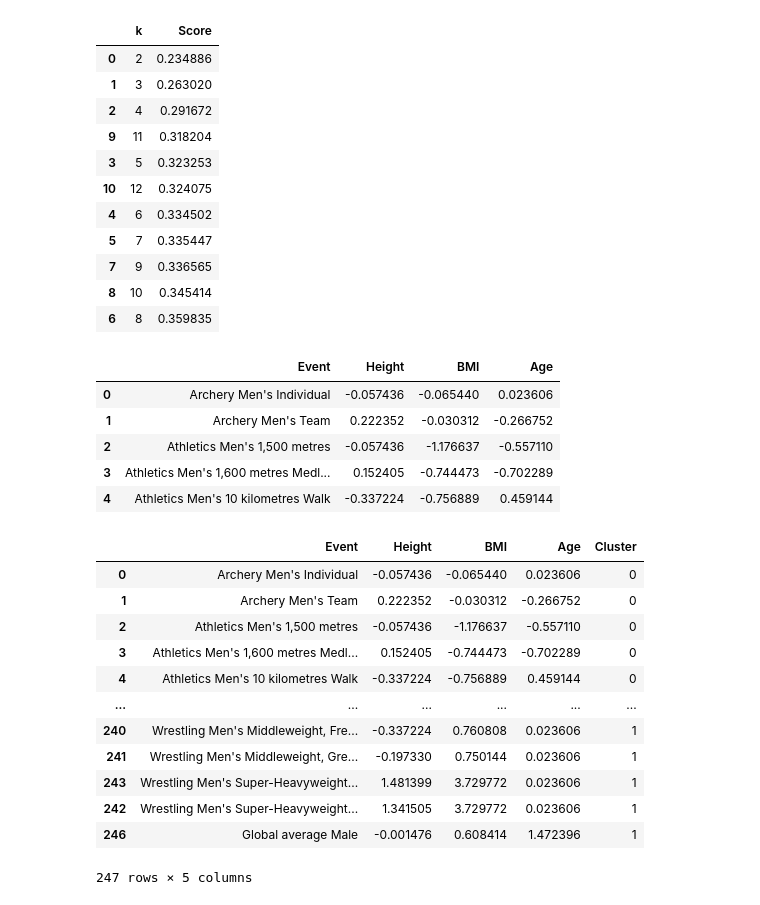
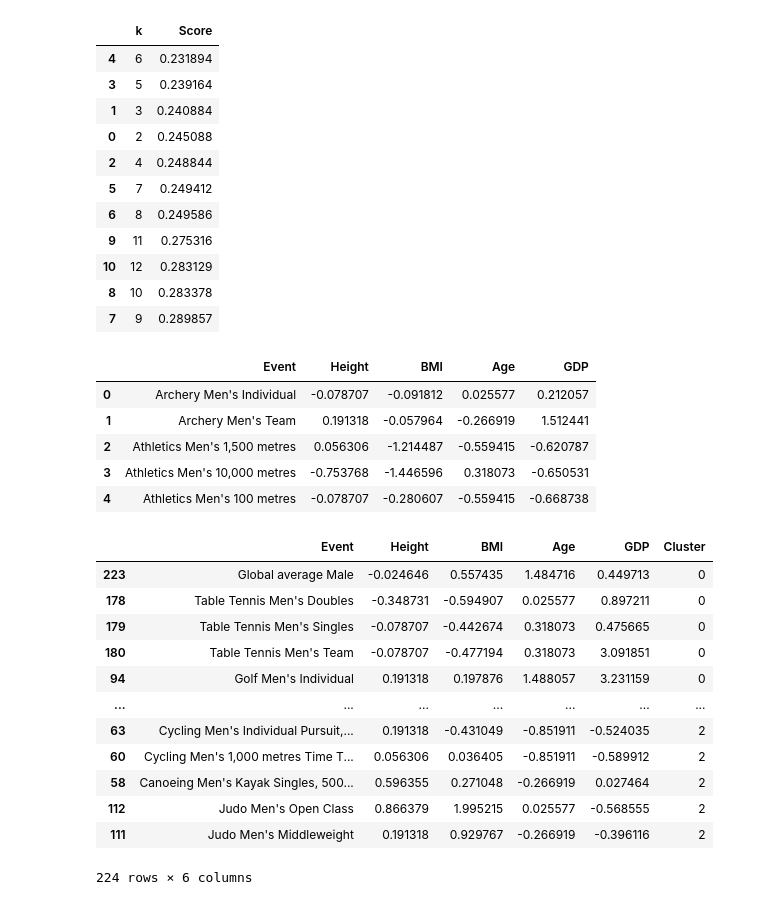
Before and after one commit to Luna-v0/olympic-analyses, a Jupyter notebook: pergunta_1.ipynb, the cells around one changed output. Drawn from its saved outputs; the diff is of its cells as text; code cells hidden in the pictures.

```diff
--- a/pergunta_1.ipynb
+++ b/pergunta_1.ipynb
@@ -4,12 +4,12 @@ import seaborn as sns
 from sklearn.metrics import silhouette_score
 from sklearn.cluster import KMeans
 
-df = pd.read_csv('data/polished3.csv')
+df = pd.read_csv('data/polished3_with_gdp.csv')
 
 male = df[df["Sex"] == "M"]
 female = df[df["Sex"] == "F"]
 
-used_columns = ["Height", "BMI", "Age"]
+used_columns = ["Height", "BMI", "Age", "GDP"]
 
 bio_by_sport_male = male.groupby(['Event'])[used_columns].median().reset_index()
 bio_by_sport_female = female.groupby(['Event'])[used_columns].median().reset_index()
@@ -16,7 +33,7 @@ bio_by_sport_female = female.groupby(['Event'])[used_columns].median().reset_ind
 # %%
 from sklearn.preprocessing import StandardScaler
 
-columns_to_normalize = ['Height', 'BMI', 'Age']
+columns_to_normalize = used_columns
 
 scaler = StandardScaler()
 
@@ -77,63 +94,67 @@ silhouette_scores_df = pd.DataFrame({'k': k_values, 'Score': silhouette_scores_f
 silhouette_scores_df.sort_values(by='Score')
 # %% [output]
 |  | k | Score |
-| 0 | 2 | 0.234886 |
-| 1 | 3 | 0.263020 |
-| 2 | 4 | 0.291672 |
-| 9 | 11 | 0.318204 |
-| 3 | 5 | 0.323253 |
-| 10 | 12 | 0.324075 |
-| 4 | 6 | 0.334502 |
-| 5 | 7 | 0.335447 |
-| 7 | 9 | 0.336565 |
-| 8 | 10 | 0.345414 |
-| 6 | 8 | 0.359835 |
+| 4 | 6 | 0.231894 |
+| 3 | 5 | 0.239164 |
+| 1 | 3 | 0.240884 |
+| 0 | 2 | 0.245088 |
+| 2 | 4 | 0.248844 |
+| 5 | 7 | 0.249412 |
+| 6 | 8 | 0.249586 |
+| 9 | 11 | 0.275316 |
+| 10 | 12 | 0.283129 |
+| 8 | 10 | 0.283378 |
+| 7 | 9 | 0.289857 |
 # %%
 # Define average values for males and females
 AVG_HEIGHT_MALE = (178.4 - means_male["Height"]) / stdvs_male["Height"]  # cm
 AVG_BMI_MALE = (25.5 - means_male["BMI"]) / stdvs_male["BMI"]
 AVG_AGE_MALE = (31 - means_male["Age"]) / stdvs_male["Age"]
+AVG_GDP_MALE = (12688 - means_male["GDP"]) / stdvs_male["GDP"]
 
 AVG_HEIGHT_FEMALE = (164.7 - means_female["Height"]) / stdvs_female["Height"]
 AVG_BMI_FEMALE = (24.7 - means_female["BMI"]) / stdvs_female["BMI"]
 AVG_AGE_FEMALE = (32 - means_female["Age"]) / stdvs_female["Age"]
+AVG_GDP_FEMALE = (12688 - means_female["GDP"]) / stdvs_female["GDP"]
 
 # Append global averages for both males and females
 bio_by_sport_male = bio_by_sport_male._append({'Event': 'Global average Male',
                                       'Height': AVG_HEIGHT_MALE,
                                       'BMI': AVG_BMI_MALE,
-                                      'Age': AVG_AGE_MALE}, ignore_index=True)
+                                      'Age': AVG_AGE_MALE,
+                                      'GDP': AVG_GDP_MALE}, ignore_index=True)
 
 bio_by_sport_female = bio_by_sport_female._append({'Event': 'Global average Female',
                                       'Height': AVG_HEIGHT_FEMALE,
                                       'BMI': AVG_BMI_FEMALE,
-                                      'Age': AVG_AGE_FEMALE}, ignore_index=True)
+                                      'Age': AVG_AGE_FEMALE,
+                                      'GDP': AVG_GDP_FEMALE}, ignore_index=True)
 
 # Display the updated DataFrame
 bio_by_sport_male.head()
 # %% [output]
-|  | Event | Height | BMI | Age |
-| 0 | Archery Men's Individual | -0.057436 | -0.065440 | 0.023606 |
-| 1 | Archery Men's Team | 0.222352 | -0.030312 | -0.266752 |
-| 2 | Athletics Men's 1,500 metres | -0.057436 | -1.176637 | -0.557110 |
-| 3 | Athletics Men's 1,600 metres Medl... | 0.152405 | -0.744473 | -0.702289 |
-| 4 | Athletics Men's 10 kilometres Walk | -0.337224 | -0.756889 | 0.459144 |
+|  | Event | Height | BMI | Age | GDP |
+| 0 | Archery Men's Individual | -0.078707 | -0.091812 | 0.025577 | 0.212057 |
+| 1 | Archery Men's Team | 0.191318 | -0.057964 | -0.266919 | 1.512441 |
+| 2 | Athletics Men's 1,500 metres | 0.056306 | -1.214487 | -0.559415 | -0.620787 |
+| 3 | Athletics Men's 10,000 metres | -0.753768 | -1.446596 | 0.318073 | -0.650531 |
+| 4 | Athletics Men's 100 metres | -0.078707 | -0.280607 | -0.559415 | -0.668738 |
 # %%
-kmeans = KMeans(n_clusters=2, random_state=42)
+kmeans = KMeans(n_clusters=3, random_state=42)
 bio_by_sport_male['Cluster'] = kmeans.fit_predict(bio_by_sport_male[used_columns])
 bio_by_sport_male.sort_values(by='Cluster')
 # %% [output]
-|  | Event | Height | BMI | Age | Cluster |
-| 0 | Archery Men's Individual | -0.057436 | -0.065440 | 0.023606 | 0 |
-| 1 | Archery Men's Team | 0.222352 | -0.030312 | -0.266752 | 0 |
-| 2 | Athletics Men's 1,500 metres | -0.057436 | -1.176637 | -0.557110 | 0 |
-| 3 | Athletics Men's 1,600 metres Medl... | 0.152405 | -0.744473 | -0.702289 | 0 |
-| 4 | Athletics Men's 10 kilometres Walk | -0.337224 | -0.756889 | 0.459144 | 0 |
-| ... | ... | ... | ... | ... | ... |
-| 240 | Wrestling Men's Middleweight, Fre... | -0.337224 | 0.760808 | 0.023606 | 1 |
-| 241 | Wrestling Men's Middleweight, Gre... | -0.197330 | 0.750144 | 0.023606 | 1 |
-| 243 | Wrestling Men's Super-Heavyweight... | 1.481399 | 3.729772 | 0.023606 | 1 |
-| 242 | Wrestling Men's Super-Heavyweight... | 1.341505 | 3.729772 | 0.023606 | 1 |
-| 246 | Global average Male | -0.001476 | 0.608414 | 1.472396 | 1 |
+|  | Event | Height | BMI | Age | GDP | Cluster |
+| 223 | Global average Male | -0.024646 | 0.557435 | 1.484716 | 0.449713 | 0 |
+| 178 | Table Tennis Men's Doubles | -0.348731 | -0.594907 | 0.025577 | 0.897211 | 0 |
+| 179 | Table Tennis Men's Singles | -0.078707 | -0.442674 | 0.318073 | 0.475665 | 0 |
+| 180 | Table Tennis Men's Team | -0.078707 | -0.477194 | 0.318073 | 3.091851 | 0 |
+| 94 | Golf Men's Individual | 0.191318 | 0.197876 | 1.488057 | 3.231159 | 0 |
+| ... | ... | ... | ... | ... | ... | ... |
+| 63 | Cycling Men's Individual Pursuit,... | 0.191318 | -0.431049 | -0.851911 | -0.524035 | 2 |
+| 60 | Cycling Men's 1,000 metres Time T... | 0.056306 | 0.036405 | -0.851911 | -0.589912 | 2 |
+| 58 | Canoeing Men's Kayak Singles, 500... | 0.596355 | 0.271048 | -0.266919 | 0.027464 | 2 |
+| 112 | Judo Men's Open Class | 0.866379 | 1.995215 | 0.025577 | -0.568555 | 2 |
+| 111 | Judo Men's Middleweight | 0.191318 | 0.929767 | -0.266919 | -0.396116 | 2 |
-247 rows × 5 columns
+224 rows × 6 columns
 # %%
```
Also changed, not shown: parts of 14 cells of this notebook.
